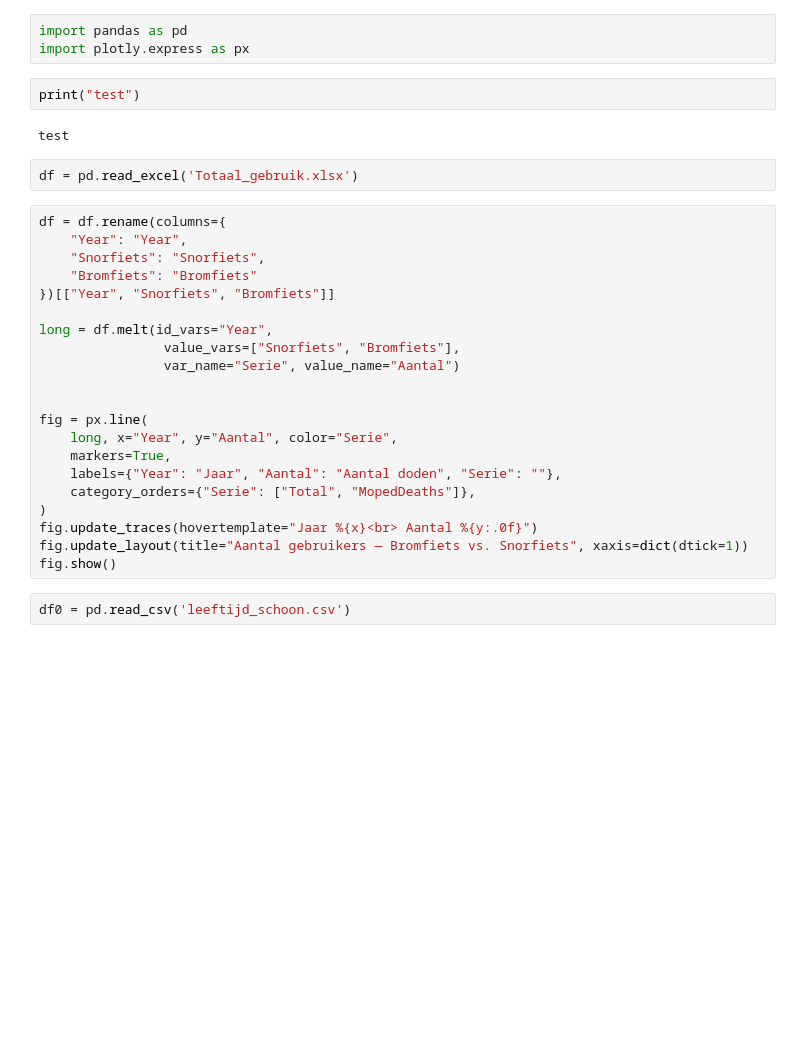
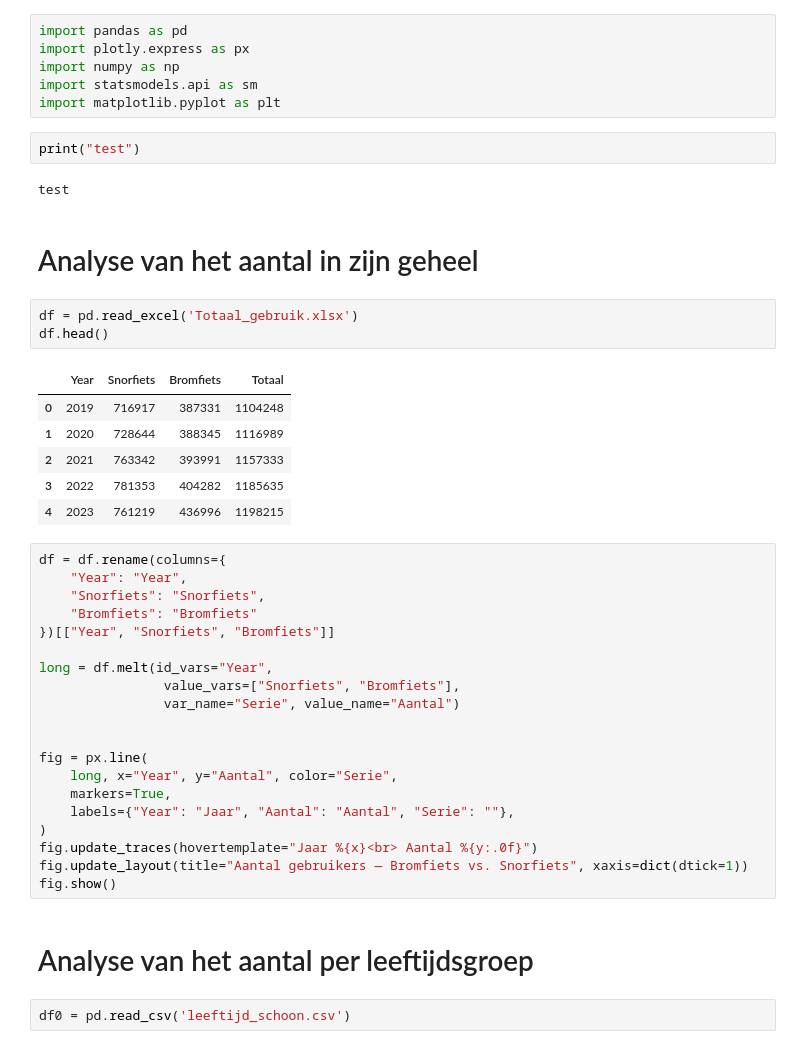
Before and after one commit to chenneman/TIL-programming-group-4, a Jupyter notebook: Plots.ipynb, the cells around one changed output. Cells and saved outputs as stored; diff of their text form; blank space fills up the shorter version.

```diff
--- a/Plots.ipynb
+++ b/Plots.ipynb
@@ -1,12 +1,25 @@
 # %%
 import pandas as pd
 import plotly.express as px
+import numpy as np
+import statsmodels.api as sm
+import matplotlib.pyplot as plt
 # %%
 print("test")
 # %% [output]
 test
+# %% [markdown]
+# Analyse van het aantal in zijn geheel
 # %%
 df = pd.read_excel('Totaal_gebruik.xlsx')
+df.head()
+# %% [output]
+|  | Year | Snorfiets | Bromfiets | Totaal |
+| 0 | 2019 | 716917 | 387331 | 1104248 |
+| 1 | 2020 | 728644 | 388345 | 1116989 |
+| 2 | 2021 | 763342 | 393991 | 1157333 |
+| 3 | 2022 | 781353 | 404282 | 1185635 |
+| 4 | 2023 | 761219 | 436996 | 1198215 |
 # %%
 df = df.rename(columns={
     "Year": "Year",
@@ -22,12 +35,13 @@ long = df.melt(id_vars="Year",
 fig = px.line(
     long, x="Year", y="Aantal", color="Serie",
     markers=True,
-    labels={"Year": "Jaar", "Aantal": "Aantal doden", "Serie": ""},
-    category_orders={"Serie": ["Total", "MopedDeaths"]},
+    labels={"Year": "Jaar", "Aantal": "Aantal", "Serie": ""},
 )
 fig.update_traces(hovertemplate="Jaar %{x}<br> Aantal %{y:.0f}")
 fig.update_layout(title="Aantal gebruikers — Bromfiets vs. Snorfiets", xaxis=dict(dtick=1))
 fig.show()
+# %% [markdown]
+# Analyse van het aantal per leeftijdsgroep
 # %%
 df0 = pd.read_csv('leeftijd_schoon.csv')
 # %%
```
Also changed, not shown: parts of 4 cells of this notebook, 2 other files.
